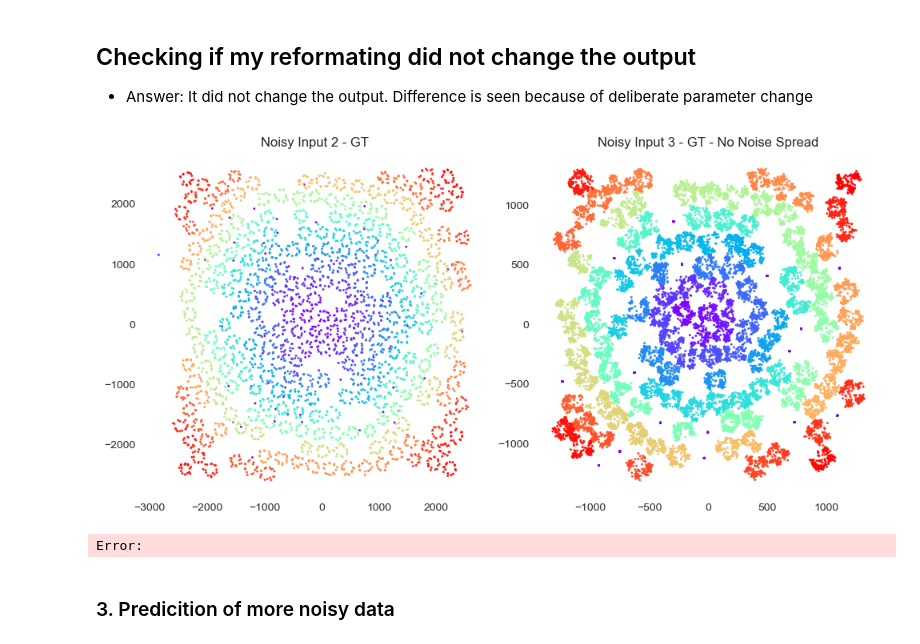
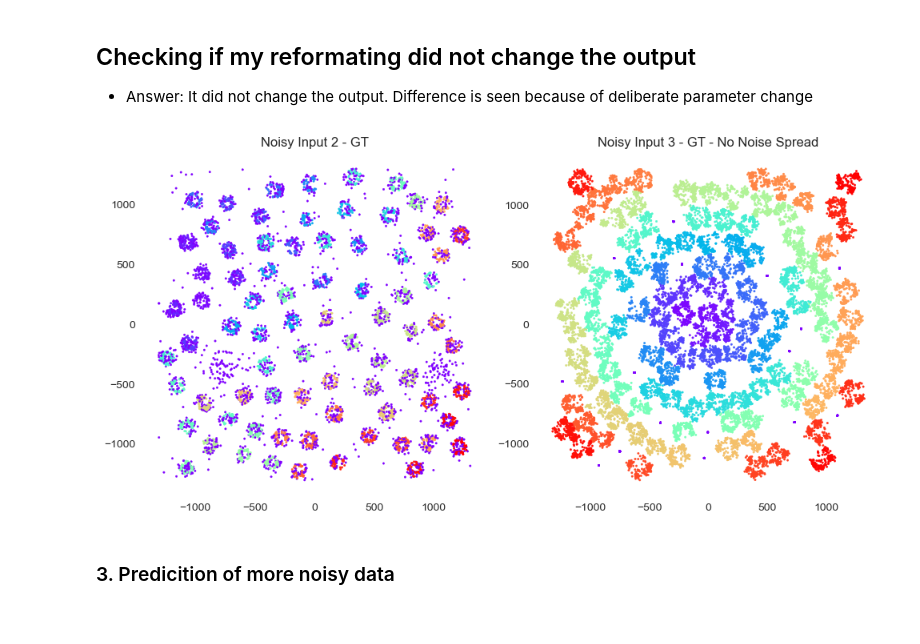
Before and after one commit to Ibrahim-norbert/PlantSegNet, a Jupyter notebook: PlantSegNet-work.ipynb, the cells around one changed output. Drawn from its saved outputs; the diff is of its cells as text; code cells hidden in the pictures.

```diff
--- a/PlantSegNet-work.ipynb
+++ b/PlantSegNet-work.ipynb
@@ -162,45 +158,47 @@ plt.show()
 ## Checking if my reformating did not change the output
  - Answer: It did not change the output. Difference is seen because of deliberate parameter change
 # %%
+from pathlib import Path
+from pathlib import Path
+from visualization.utils import matplotlibComplexPlot
 rootDir = Path(r"C:\Users\imansaray\Desktop\repos\SuperRes-Imperial-CNRS\data")
 data = []
 data_labels = []
 data_titles = []
 subplots_kwargs = []
 
-dataFile = Path(r"SimulationData-NoNoiseSpread_2-Ibrahim-2025.11.20\0_smlm_dataset.csv")
+dataFile = Path(r"SimulationData-NoNoiseSpread_2-Ibrahim-2025.11.21\0_smlm_dataset.csv")
 dataPath = Path.joinpath(rootDir, dataFile)
 assert dataPath.exists(), f"Data path does not exist: {dataPath}"
 
 # Load input data
 output : tuple[np.ndarray, int] = load_csv_with_labels(dataPath)
 points, labels = output
 colors = color_labels(labels)
 data.append({["x", "y", "z"][i]: x for i, x in enumerate(np.vsplit(points.T, points.shape[-1]))})
 subplots_kwargs.append({"c": colors, "s": 3})
 data_titles.append("Noisy Input 2 - GT")
 
 
 predFile = Path(r"SimulationData-NoNoiseSpread-Ibrahim-2025.11.19\0_smlm_dataset.csv")
 predPath = rootDir / predFile #Path.joinpath(dataDir, dataFile)
 assert predPath.exists(), f"Data path does not exist: {predPath}"
 
-output : tuple[np.ndarray, int] = load_csv_with_labels(predPath)
+output : tuple[np.ndarray, int] = load_csv_with_labels(predPath, label_exists= True)
 points, labels = output
 colors = color_labels(labels)
 data.append({["x", "y", "z"][i]: x for i, x in enumerate(np.vsplit(points.T, points.shape[-1]))} )
 subplots_kwargs.append({"c": colors, "s": 3})
 data_titles.append("Noisy Input 3 - GT - No Noise Spread")
 
 # Compare dataset to predicition. I have dataset, create predicition tomorrow.
 # Create noisy dataset and convert to ply to create dataset.
 matplotlibComplexPlot.square_multi_subplot(data=data,
                                           subplot="scatter", titles=data_titles,
                                             subplots_kwargs=subplots_kwargs)
 plt.show()
 # %% [output]
-[figure, old version]
+[figure, new version]
-Error:
 # %% [markdown]
 ### 3. Predicition of more noisy data
 # %%
```
Also changed, not shown: parts of 3 cells of this notebook, 1 other file.
